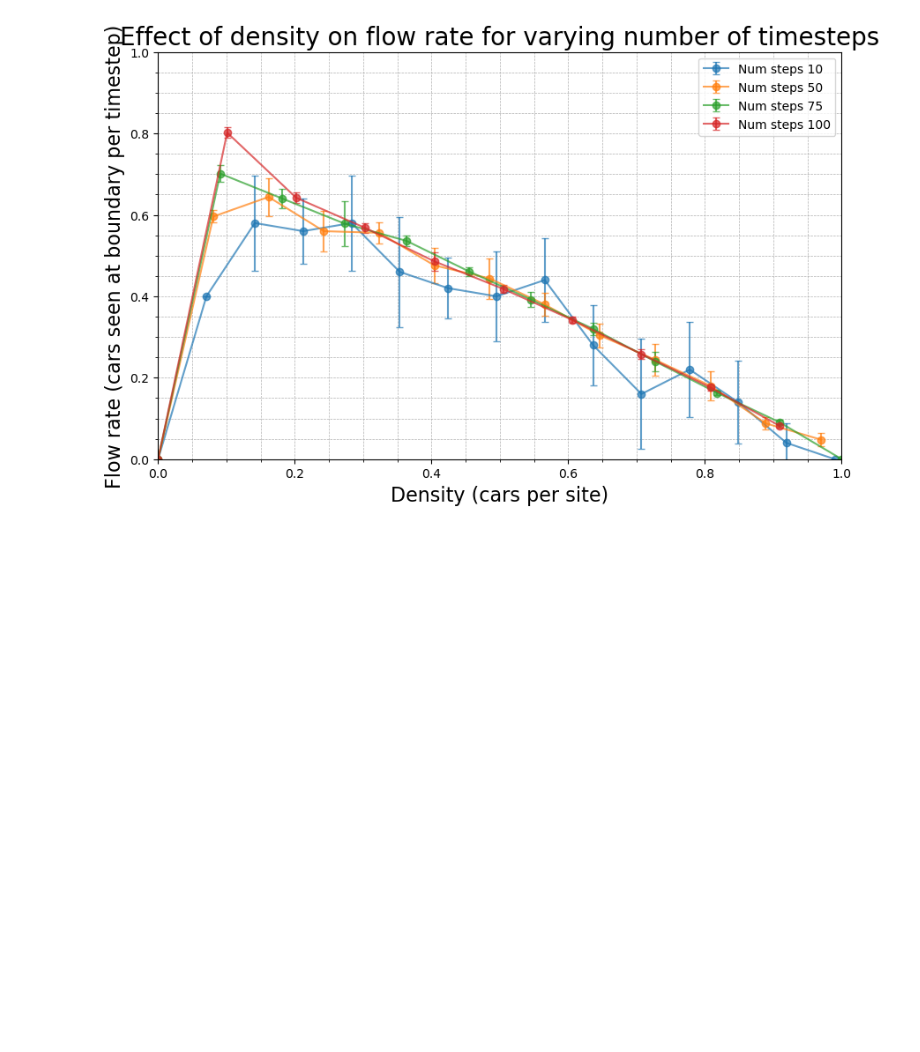
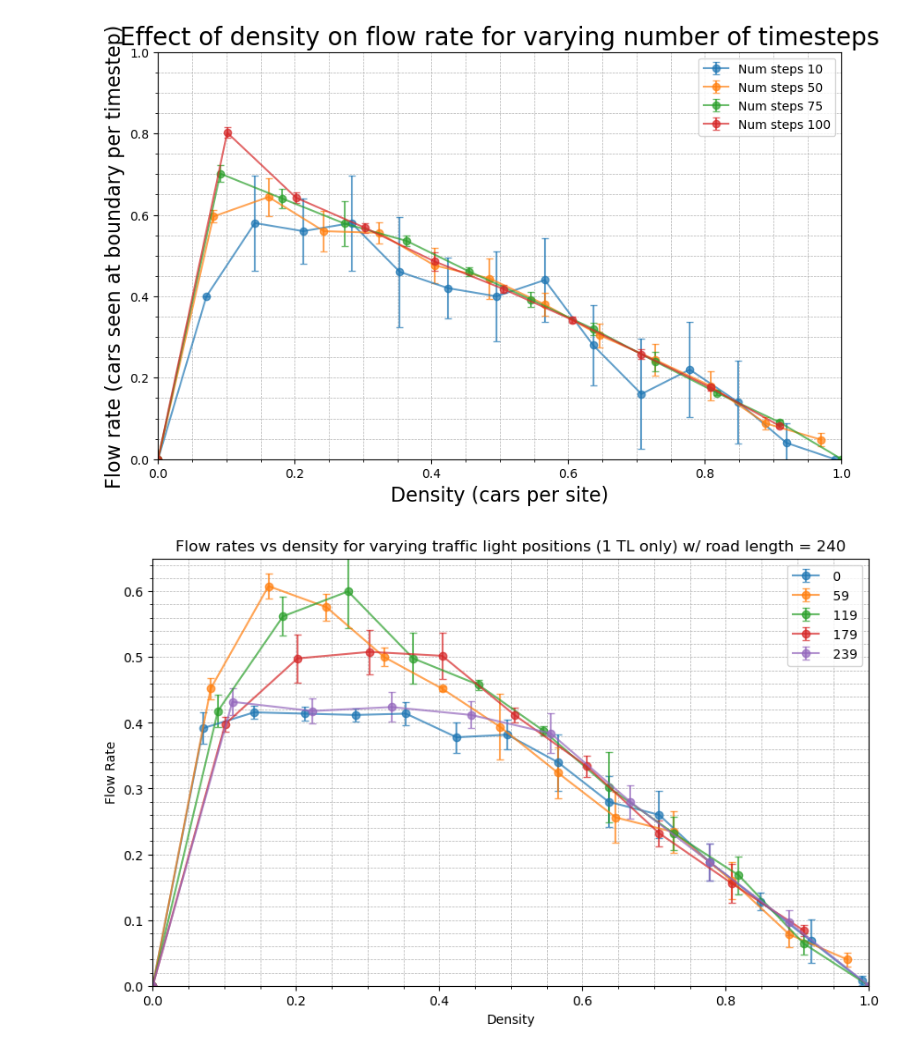
Before and after one commit to turtlesoul25/Traffic_SpeedControls_IM_Project2, a Jupyter notebook: multisim_notes.ipynb, the cells around one changed output. Drawn from its saved outputs; the diff is of its cells as text; code cells hidden in the pictures; blank space fills up the shorter version.

Commit message:
Some plots

```diff
--- a/multisim_notes.ipynb
+++ b/multisim_notes.ipynb
@@ -82,0 +119,41 @@ plt.show()
+# %%
+num_cpu = mp.cpu_count() # get how many cpus on system
+pool = mp.Pool(processes=num_cpu)
+
+##
+region_lengths = np.array([240])  # only one speed limit everywhere
+varying_light_positions = np.linspace(0, sum(region_lengths) - 1, 5).astype(int)
+
+N = len(varying_light_positions)
+
+## warning use a small number first, will take time for large values (20 is taken awhile on my system)
+number_of_repeats = 5 # number of iteration for reruns, to compute mean and var,
+
+data_points  = 100 # np.linspace(0,1,100)
+
+# allocate mem, based on the number of data point and number of repeats.
+flow_rates_by_steps = [np.zeros((number_of_repeats, data_points))]*N
+
+for i,n in enumerate( varying_light_positions):
+    # run multiprocessing
+    result = pool.map(pos_traffic_sim, [n]*number_of_repeats)
+    # reshape to np.array
+    flow_rates_by_steps[i] = np.array(result).reshape((number_of_repeats, data_points))
+# %%
+means,vars = calculate_mean_var(flow_rates_by_steps)
+# Plot line plot with error bars representing variance
+plt.figure(figsize=(10, 6))
+plt.minorticks_on()
+plt.grid(which='both', linestyle='--', linewidth=0.5)
+for i, mean in enumerate(means):
+    offset = 7 + (i) # so the graph does not look overcrowed, [::offset] at the end of array
+    plt.errorbar( np.linspace(0, 1, 100)[::offset], mean[::offset], yerr=np.sqrt( vars[i] )[::offset] , alpha=0.7, fmt='-o', label=f' {varying_light_positions[i]}',capsize=3)
+plt.title("Flow rates vs density for varying traffic light positions (1 TL only) w/ road length = 240")
+plt.xlabel("Density")
+plt.ylabel("Flow Rate")
+plt.legend(fontsize='medium',loc='upper right')
+plt.xlim([0,1])
+plt.ylim([0,0.65])
+plt.show()
+# %% [output]
+[figure, added]
```
Also changed, not shown: parts of 10 cells of this notebook.
